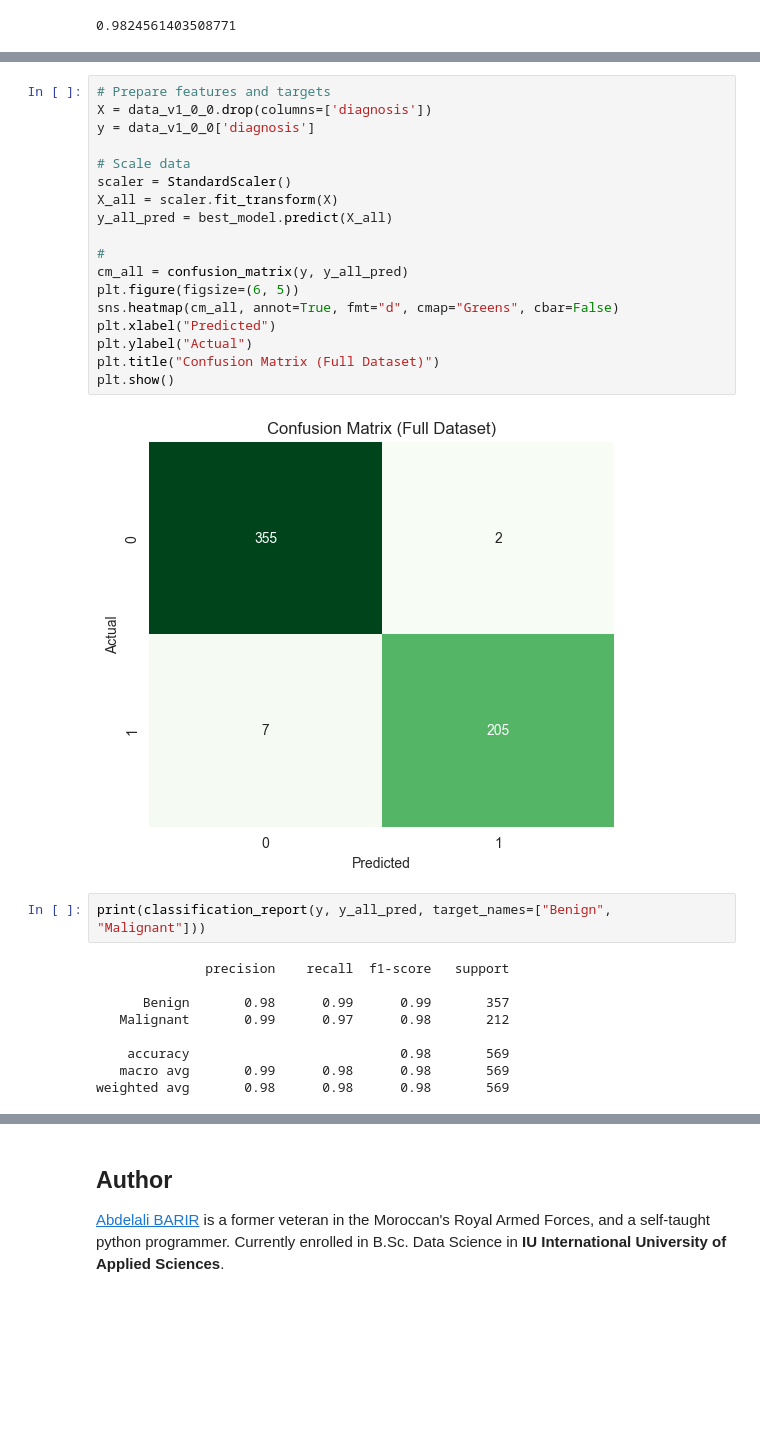
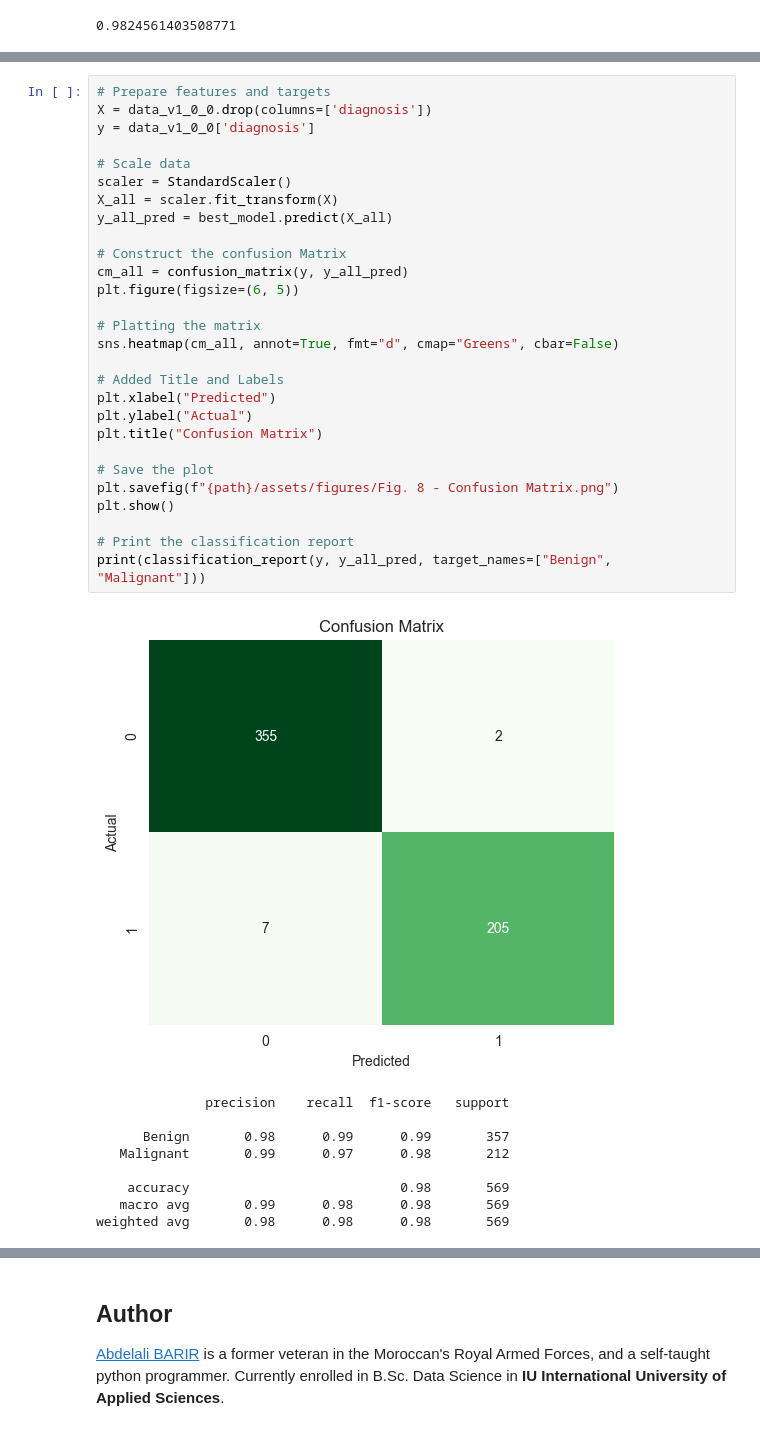
Before and after one commit to Alianger18/Projects_Portfolio, a Jupyter notebook: Project - Breast Cancer Detection/notebooks/model_dev_notebook.ipynb, the cells around one changed output, grey strips where cells are left out. Cells and saved outputs as stored; diff of their text form; blank space fills up the shorter version.

```diff
--- a/Project - Breast Cancer Detection/notebooks/model_dev_notebook.ipynb
+++ b/Project - Breast Cancer Detection/notebooks/model_dev_notebook.ipynb
@@ -872,32 +875,39 @@ plt.show()
 # %%
 # Prepare features and targets
 X = data_v1_0_0.drop(columns=['diagnosis'])
 y = data_v1_0_0['diagnosis']
 
 # Scale data
 scaler = StandardScaler()
 X_all = scaler.fit_transform(X)
 y_all_pred = best_model.predict(X_all)
 
-#
+# Construct the confusion Matrix
 cm_all = confusion_matrix(y, y_all_pred)
 plt.figure(figsize=(6, 5))
+
+# Platting the matrix
 sns.heatmap(cm_all, annot=True, fmt="d", cmap="Greens", cbar=False)
+
+# Added Title and Labels
 plt.xlabel("Predicted")
 plt.ylabel("Actual")
-plt.title("Confusion Matrix (Full Dataset)")
+plt.title("Confusion Matrix")
+
+# Save the plot
+plt.savefig(f"{path}/assets/figures/Fig. 8 - Confusion Matrix.png")
 plt.show()
+
+# Print the classification report
+print(classification_report(y, y_all_pred, target_names=["Benign", "Malignant"]))
 # %% [output]
-[figure, old version]
+[figure, new version]
+              precision    recall  f1-score   support
+
+      Benign       0.98      0.99      0.99       357
+   Malignant       0.99      0.97      0.98       212
+
+    accuracy                           0.98       569
+   macro avg       0.99      0.98      0.98       569
+weighted avg       0.98      0.98      0.98       569
-# %%
-print(classification_report(y, y_all_pred, target_names=["Benign", "Malignant"]))
-# %% [output]
-              precision    recall  f1-score   support
-
-      Benign       0.98      0.99      0.99       357
-   Malignant       0.99      0.97      0.98       212
-
-    accuracy                           0.98       569
-   macro avg       0.99      0.98      0.98       569
-weighted avg       0.98      0.98      0.98       569
 # %%
```
Also changed, not shown: parts of 22 cells of this notebook, 7 other files.
